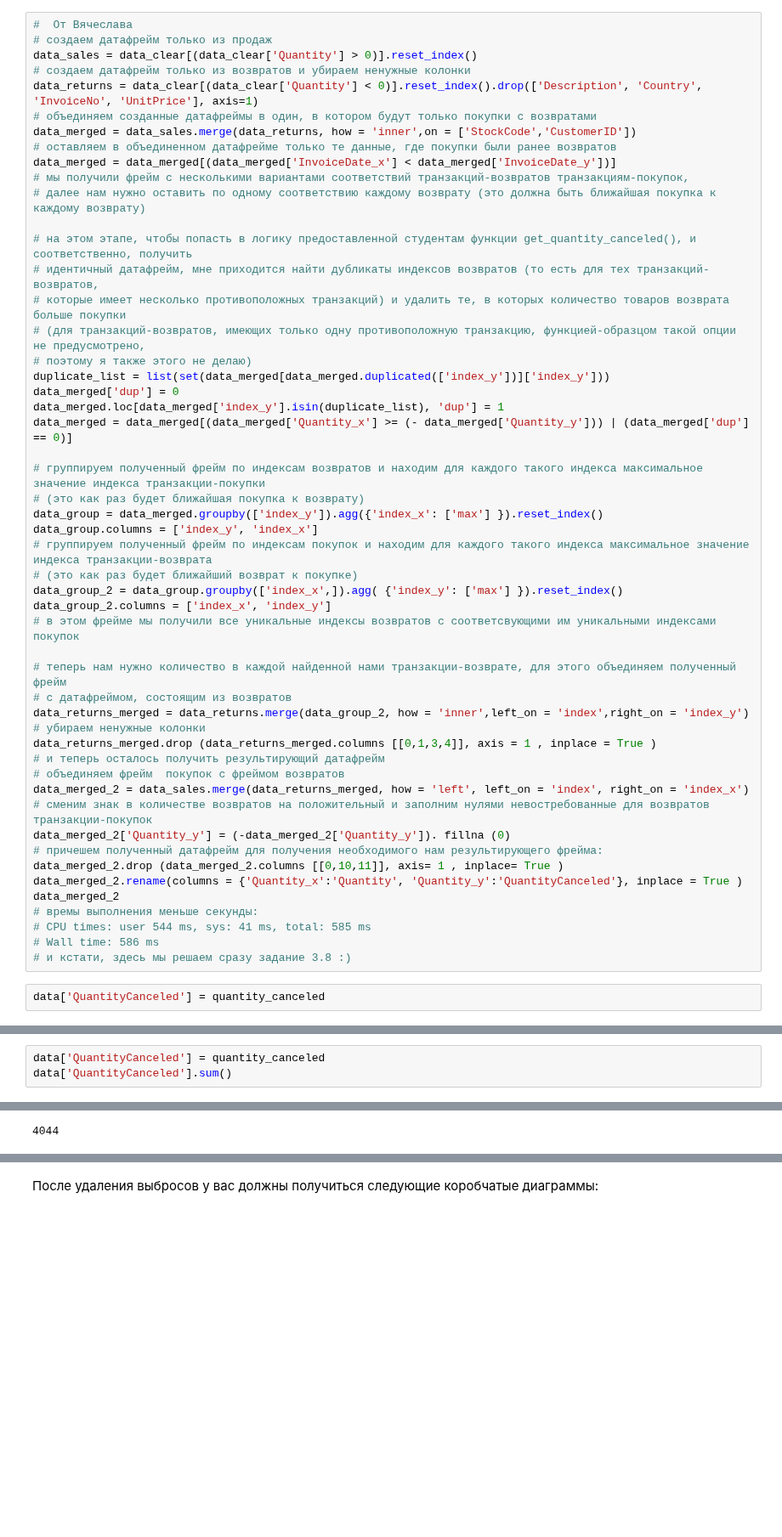
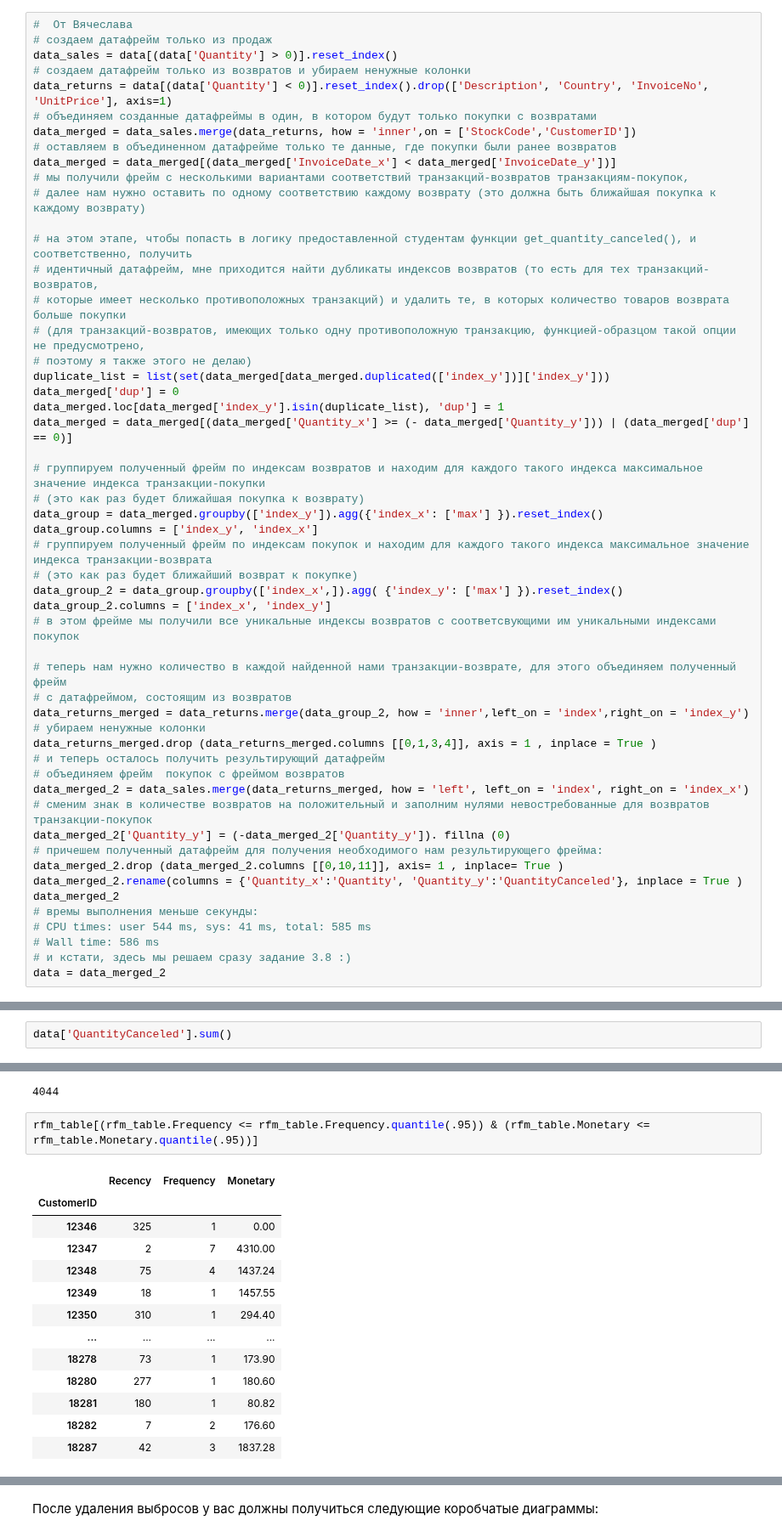
Before and after one commit to hoittoken/Python, a Jupyter notebook: Py/Projects/project_6/Project-6._Aubakirov.ipynb, the cells around one changed output, grey strips where cells are left out. Shown at 85% size. Drawn from its saved outputs; the diff is of its cells as text; blank space fills up the shorter version.

```diff
--- a/Py/Projects/project_6/Project-6._Aubakirov.ipynb
+++ b/Py/Projects/project_6/Project-6._Aubakirov.ipynb
@@ -429,9 +429,9 @@ Length: 401604, dtype: float64
 # %%
 #  От Вячеслава
 # cоздаем датафрейм только из продаж
-data_sales = data_clear[(data_clear['Quantity'] > 0)].reset_index()
+data_sales = data[(data['Quantity'] > 0)].reset_index()
 # cоздаем датафрейм только из возвратов и убираем ненужные колонки
-data_returns = data_clear[(data_clear['Quantity'] < 0)].reset_index().drop(['Description', 'Country', 'InvoiceNo', 'UnitPrice'], axis=1)
+data_returns = data[(data['Quantity'] < 0)].reset_index().drop(['Description', 'Country', 'InvoiceNo', 'UnitPrice'], axis=1)
 # объединяем созданные датафреймы в один, в котором будут только покупки с возвратами
 data_merged = data_sales.merge(data_returns, how = 'inner',on = ['StockCode','CustomerID'])
 # оставляем в объединенном датафрейме только те данные, где покупки были ранее возвратов
@@ -477,13 +477,11 @@ data_merged_2
 # CPU times: user 544 ms, sys: 41 ms, total: 585 ms
 # Wall time: 586 ms
 # и кстати, здесь мы решаем сразу задание 3.8 :)
+data = data_merged_2
-# %%
-data['QuantityCanceled'] = quantity_canceled
 # %% [markdown]
 ### Задание 3.7
 Подсчитайте суммарное количество отмененных товаров в столбце QuantityCanceled.
 # %%
-data['QuantityCanceled'] = quantity_canceled
 data['QuantityCanceled'].sum()
 # %% [output]
 245266.0
@@ -784,3 +763,19 @@ rfm_table_cleaned = rfm_table[~((rfm_table['Frequency'] > f_bound) | (rfm_table[
 print(rfm_table_cleaned.shape[0])
 # %% [output]
 4044
+# %%
+rfm_table[(rfm_table.Frequency <= rfm_table.Frequency.quantile(.95)) & (rfm_table.Monetary <= rfm_table.Monetary.quantile(.95))]
+# %% [output]
+|  | Recency | Frequency | Monetary |
+| CustomerID |  |  |  |
+| 12346 | 325 | 1 | 0.00 |
+| 12347 | 2 | 7 | 4310.00 |
+| 12348 | 75 | 4 | 1437.24 |
+| 12349 | 18 | 1 | 1457.55 |
+| 12350 | 310 | 1 | 294.40 |
+| ... | ... | ... | ... |
+| 18278 | 73 | 1 | 173.90 |
+| 18280 | 277 | 1 | 180.60 |
+| 18281 | 180 | 1 | 80.82 |
+| 18282 | 7 | 2 | 176.60 |
+| 18287 | 42 | 3 | 1837.28 |
```
Also changed, not shown: parts of 4 cells of this notebook, 9 other files.
